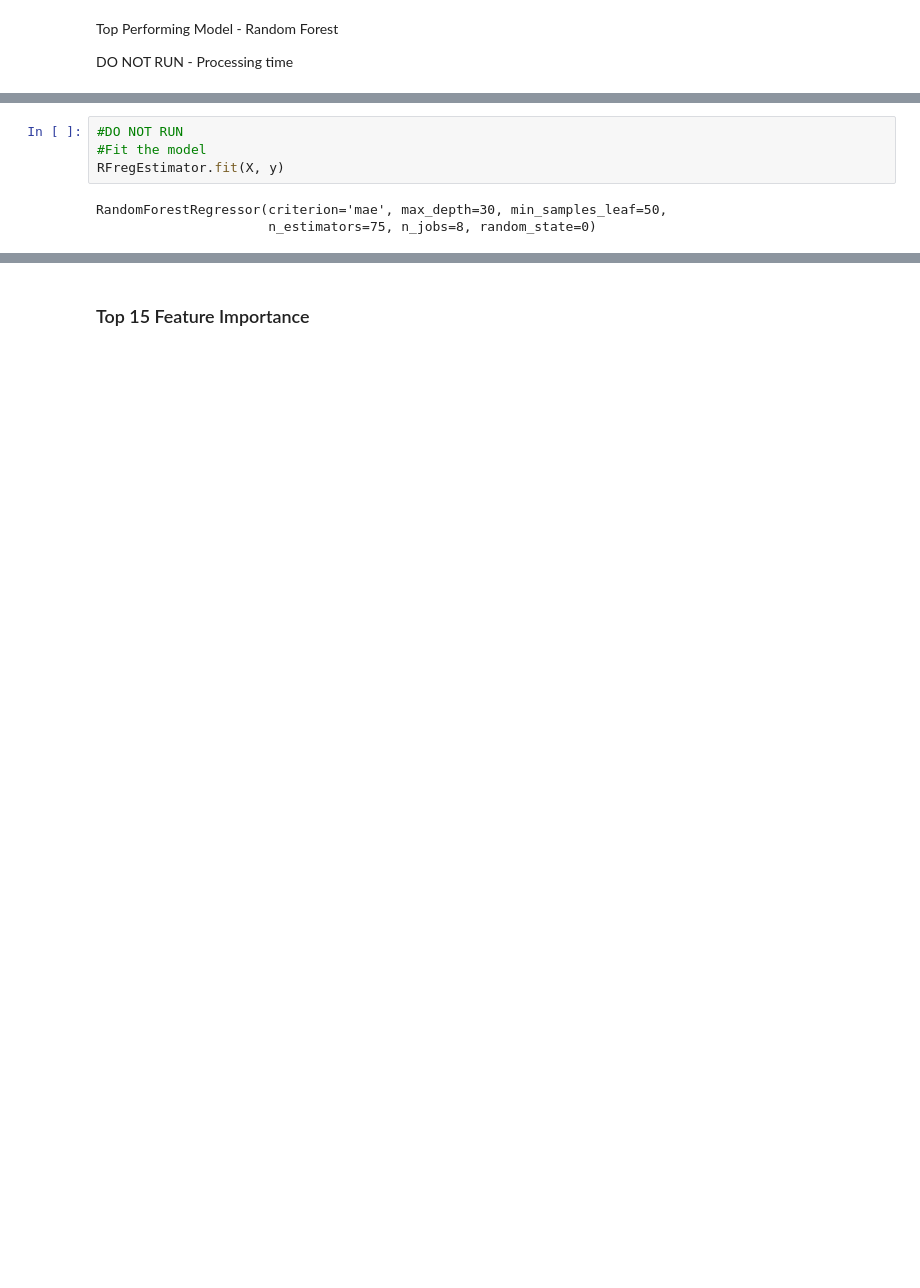
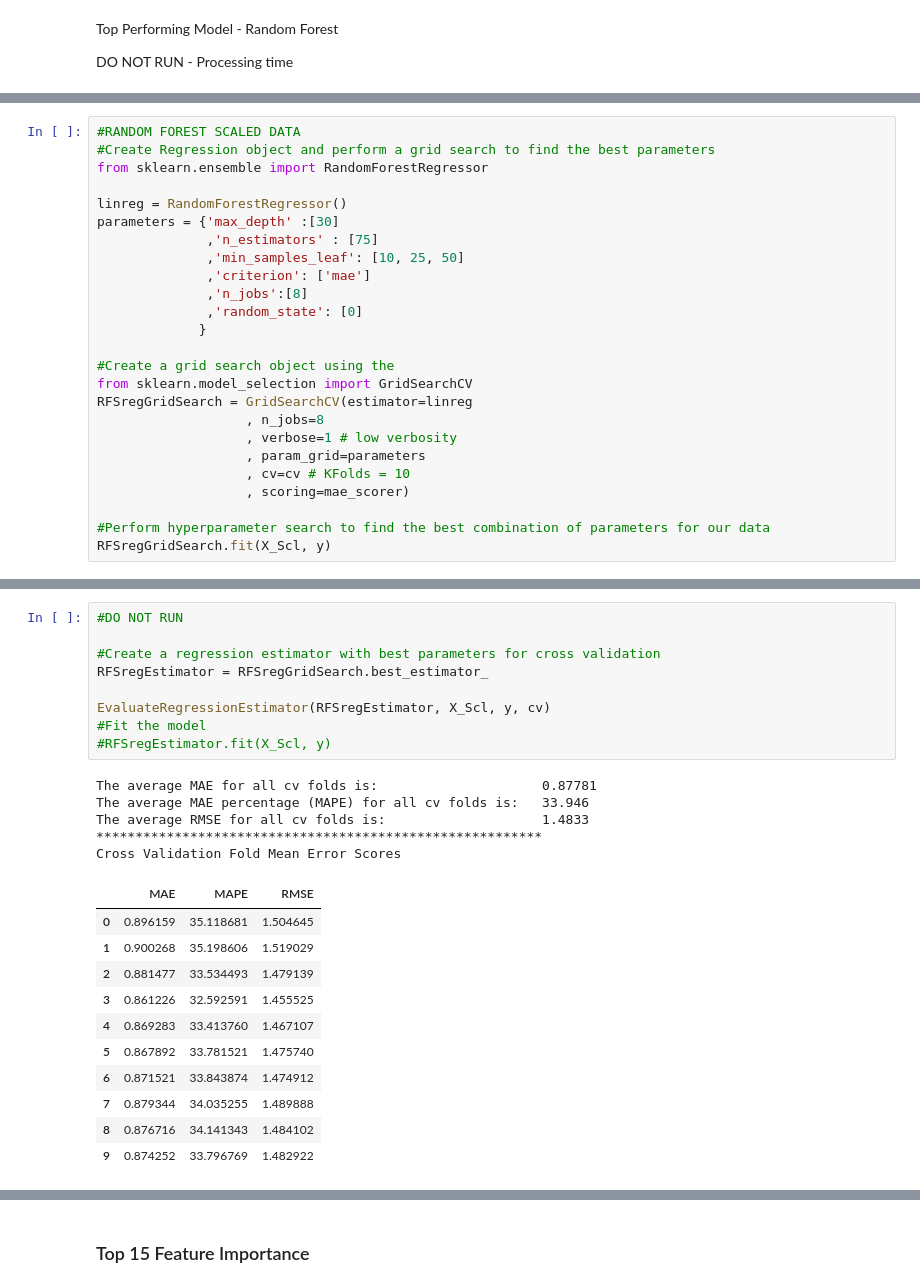
Before and after one commit to trishattah/DS_7331_Projects, a Jupyter notebook: Major_Lab_2/Lab2_Group4_LE.ipynb, the cells around one changed output, grey strips where cells are left out. Drawn from its saved outputs; the diff is of its cells as text; blank space fills up the shorter version.

```diff
--- a/Major_Lab_2/Lab2_Group4_LE.ipynb
+++ b/Major_Lab_2/Lab2_Group4_LE.ipynb
@@ -758,0 +842,25 @@ DO NOT RUN - Processing time
+# %%
+#RANDOM FOREST SCALED DATA
+#Create Regression object and perform a grid search to find the best parameters
+from sklearn.ensemble import RandomForestRegressor
+
+linreg = RandomForestRegressor()
+parameters = {'max_depth' :[30]
+              ,'n_estimators' : [75]
+              ,'min_samples_leaf': [10, 25, 50]
+              ,'criterion': ['mae']
+              ,'n_jobs':[8]
+              ,'random_state': [0]
+             }
+
+#Create a grid search object using the
+from sklearn.model_selection import GridSearchCV
+RFSregGridSearch = GridSearchCV(estimator=linreg
+                   , n_jobs=8
+                   , verbose=1 # low verbosity
+                   , param_grid=parameters
+                   , cv=cv # KFolds = 10
+                   , scoring=mae_scorer)
+
+#Perform hyperparameter search to find the best combination of parameters for our data
+RFSregGridSearch.fit(X_Scl, y)
@@ -759,7 +885,26 @@ DO NOT RUN - Processing time
 # %%
 #DO NOT RUN
+
+#Create a regression estimator with best parameters for cross validation
+RFSregEstimator = RFSregGridSearch.best_estimator_
+
+EvaluateRegressionEstimator(RFSregEstimator, X_Scl, y, cv)
 #Fit the model
-RFregEstimator.fit(X, y)
+#RFSregEstimator.fit(X_Scl, y)
 # %% [output]
-RandomForestRegressor(criterion='mae', max_depth=30, min_samples_leaf=50,
-                      n_estimators=75, n_jobs=8, random_state=0)
+The average MAE for all cv folds is:                     0.87781
+The average MAE percentage (MAPE) for all cv folds is:   33.946
+The average RMSE for all cv folds is:                    1.4833
+*********************************************************
+Cross Validation Fold Mean Error Scores
+|  | MAE | MAPE | RMSE |
+| 0 | 0.896159 | 35.118681 | 1.504645 |
+| 1 | 0.900268 | 35.198606 | 1.519029 |
+| 2 | 0.881477 | 33.534493 | 1.479139 |
+| 3 | 0.861226 | 32.592591 | 1.455525 |
+| 4 | 0.869283 | 33.413760 | 1.467107 |
+| 5 | 0.867892 | 33.781521 | 1.475740 |
+| 6 | 0.871521 | 33.843874 | 1.474912 |
+| 7 | 0.879344 | 34.035255 | 1.489888 |
+| 8 | 0.876716 | 34.141343 | 1.484102 |
+| 9 | 0.874252 | 33.796769 | 1.482922 |
```
Also changed, not shown: parts of 79 cells of this notebook.
